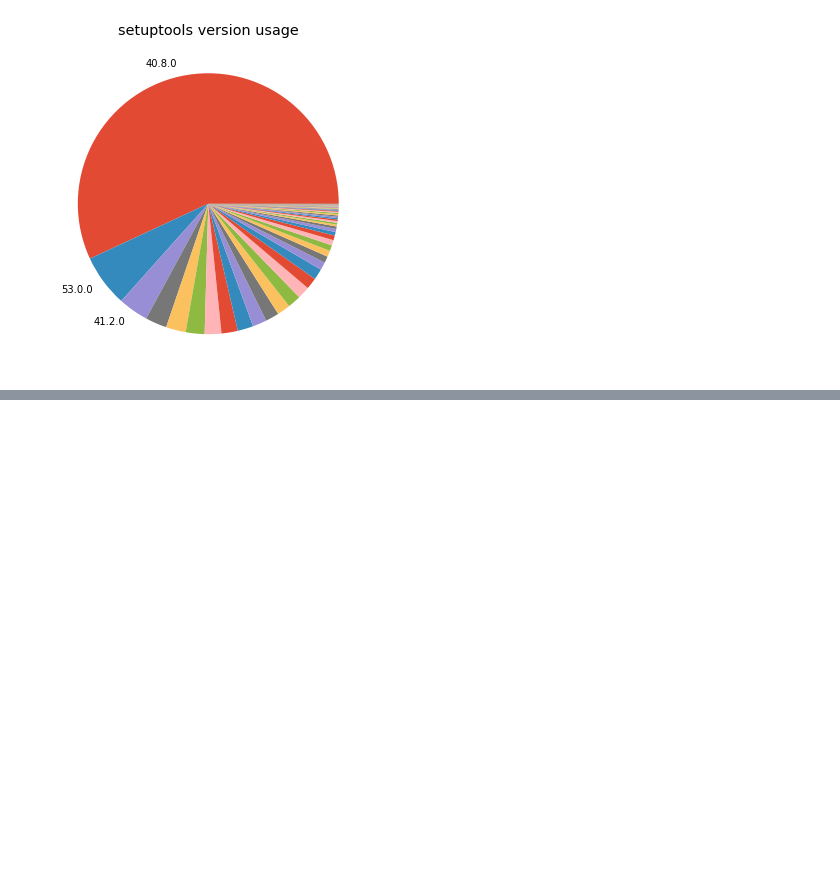
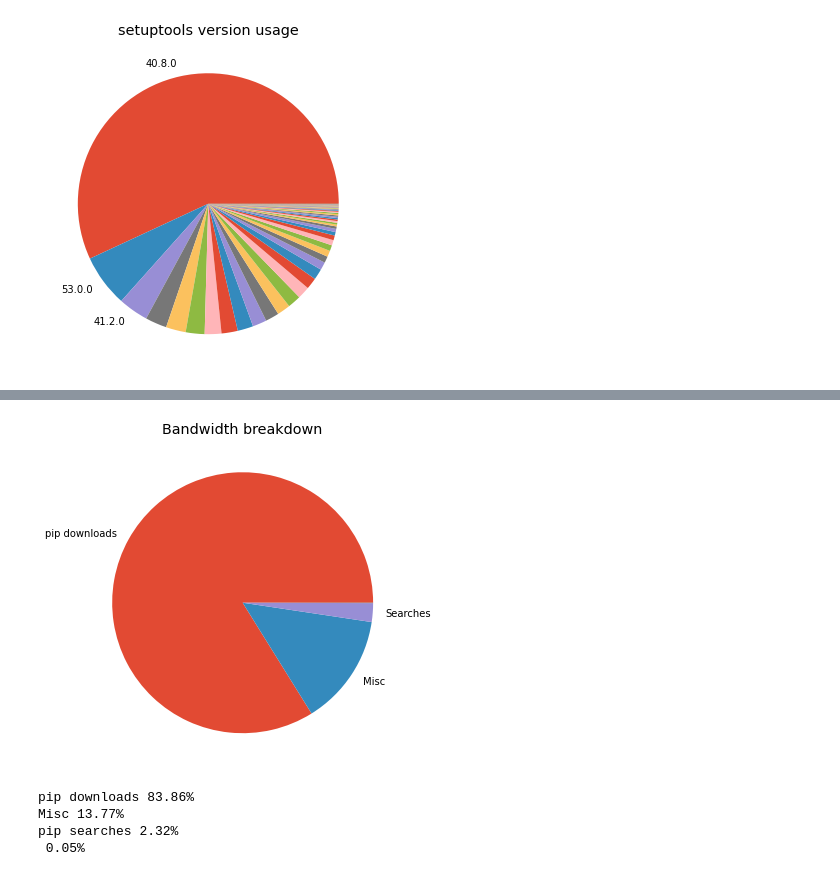
Before and after one commit to piwheels/stats, a Jupyter notebook: 2021q1.ipynb, the cells around one changed output, grey strips where cells are left out. Cells and saved outputs as stored; diff of their text form; code cells hidden in the pictures; blank space fills up the shorter version.

Commit message:
Add bandwidth

```diff
--- a/2021q1.ipynb
+++ b/2021q1.ipynb
@@ -827,0 +832,17 @@ plt.show()
+# %%
+months = [f for f in glob('/home/ben/piwheels-logs/*') if '.' not in f]
+# %%
+ONE_TB = 1e12
+
+bandwidth = {}
+bandwidth_totals = defaultdict(int)
+for month in sorted(months):
+    m = month.split('/')[-1]
+    bandwidth[m] = defaultdict(int)
+    files = glob(month + '/*-sizes.csv')
+    for file in files:
+        with open(file) as f:
+            r = csv.reader(f)
+            for log_type, count in r:
+                bandwidth[m][log_type] += int(count)
+                bandwidth_totals[m] += int(count) / ONE_TB
@@ -827,0 +870,29 @@ plt.show()
+# %%
+bandwidth_in_period = {
+    'pip downloads': bandwidth['202101']['LOGDOWNLOAD'] + bandwidth['202102']['LOGDOWNLOAD'] + bandwidth['202103']['LOGDOWNLOAD'],
+    'Misc': bandwidth['202101']['OTHER'] + bandwidth['202102']['OTHER'] + bandwidth['202103']['OTHER'],
+    'Searches': bandwidth['202101']['LOGSEARCH'] + bandwidth['202102']['LOGSEARCH'] + bandwidth['202103']['LOGSEARCH'],
+    '': (
+        bandwidth['202101']['LOGPROJECT'] + bandwidth['202102']['LOGPROJECT'] + bandwidth['202103']['LOGPROJECT'] +
+        bandwidth['202101']['LOGJSON'] + bandwidth['202102']['LOGJSON'] + bandwidth['202103']['LOGJSON'] +
+        bandwidth['202101']['LOGPAGE'] + bandwidth['202102']['LOGPAGE'] + bandwidth['202103']['LOGPAGE']
+    ),
+}
+# %%
+plt.pie(bandwidth_in_period.values(), labels=bandwidth_in_period.keys())
+plt.title('Bandwidth breakdown')
+
+plt.savefig('bandwidth.png')
+
+plt.show()
+# %% [output]
+[figure, added]
+# %%
+for k, v in bandwidth_in_period.items():
+    pc = 100 * (v / sum(bandwidth_in_period.values()))
+    print(k, f'{pc:.2f}%')
+# %% [output]
+pip downloads 83.86%
+Misc 13.77%
+pip searches 2.32%
+ 0.05%
```
Also changed, not shown: parts of 3 cells of this notebook.
